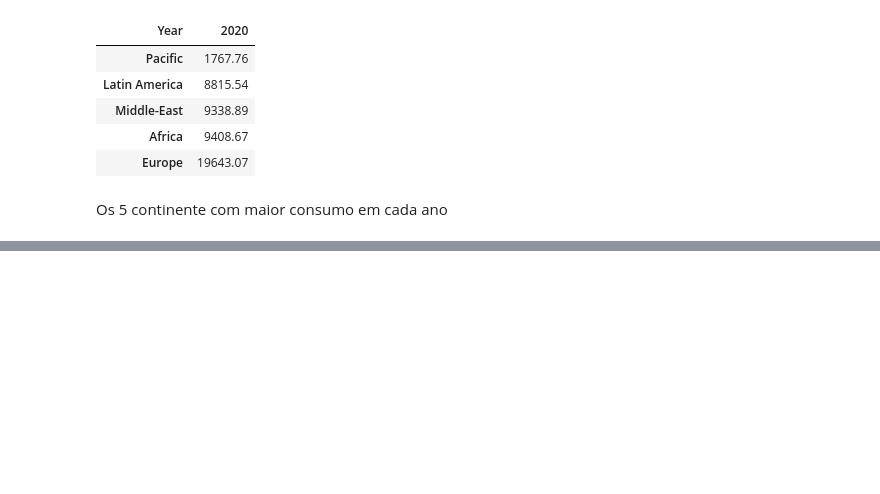
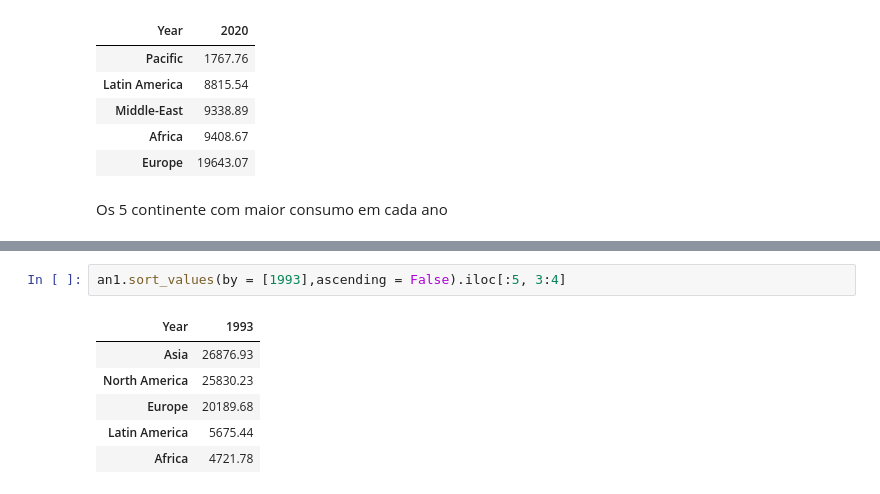
Before and after one commit to Alimva/Trabalho-Final-de-Dados, a Jupyter notebook: main/Notebooks/EDAs/alice_martins.ipynb, the cells around one changed output, grey strips where cells are left out. Drawn from its saved outputs; the diff is of its cells as text; blank space fills up the shorter version.

```diff
--- a/main/Notebooks/EDAs/alice_martins.ipynb
+++ b/main/Notebooks/EDAs/alice_martins.ipynb
@@ -588,0 +616,9 @@ Os 5 continente com maior consumo em cada ano
+# %%
+an1.sort_values(by = [1993],ascending = False).iloc[:5, 3:4]
+# %% [output]
+| Year | 1993 |
+| Asia | 26876.93 |
+| North America | 25830.23 |
+| Europe | 20189.68 |
+| Latin America | 5675.44 |
+| Africa | 4721.78 |
```
Also changed, not shown: parts of 30 cells of this notebook.
